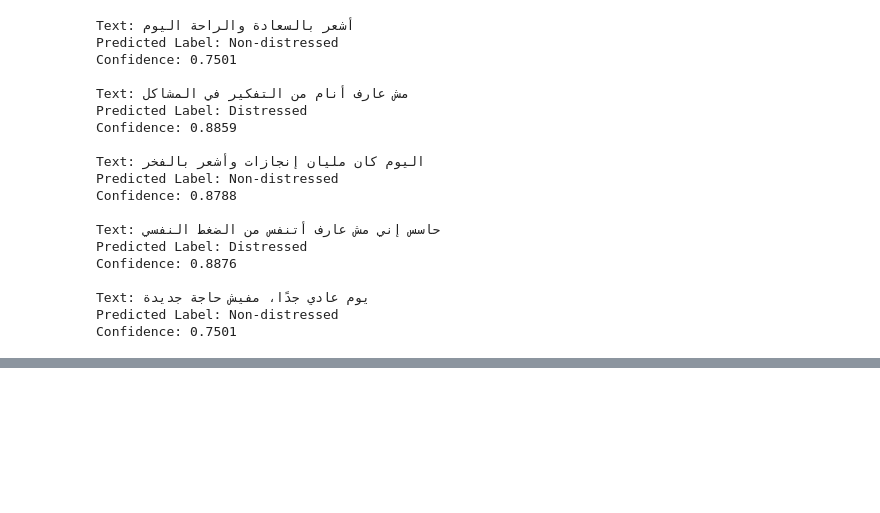
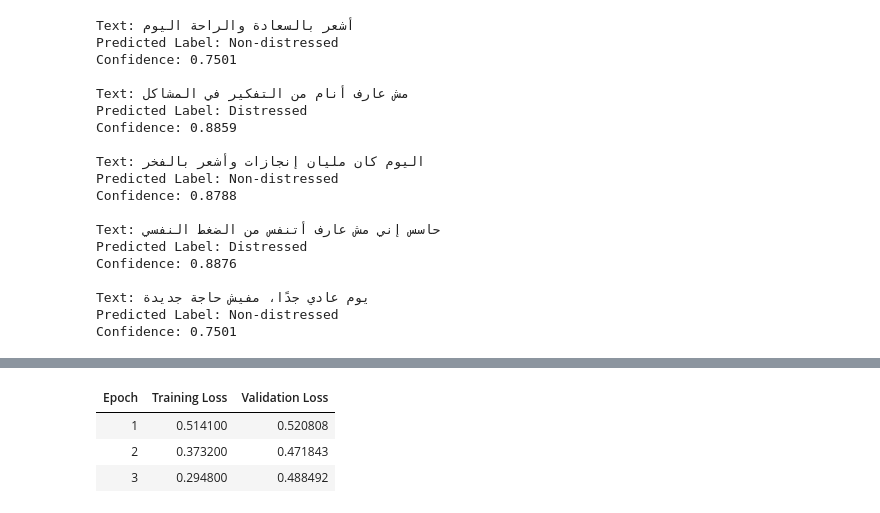
Before and after one commit to BASSAT-BASSAT/Mental_Health_SA_ARABIC, a Jupyter notebook: sentiment-analysis-mentalhealth.ipynb, the cells around one changed output, grey strips where cells are left out. Cells and saved outputs as stored; diff of their text form; code cells hidden in the pictures; blank space fills up the shorter version.

Commit message:
Kaggle Notebook | Sentiment_Analysis_MentalHealth | Version 3

```diff
--- a/sentiment-analysis-mentalhealth.ipynb
+++ b/sentiment-analysis-mentalhealth.ipynb
@@ -501,0 +506,5 @@ Confidence: 0.7501
+# %%
+import pandas as pd
+df=pd.read_csv("/kaggle/input/sentiment-analysis-for-mental-health/Combined Data.csv")
+df.info()
+df['status'].value_counts()
@@ -501,0 +631,8 @@ Confidence: 0.7501
+# %%
+from transformers import BertForSequenceClassification
+
+# Load the BERT model
+model = BertForSequenceClassification.from_pretrained(
+    'bert-base-uncased',
+    num_labels=len(label_map)  # Number of classes
+)
@@ -501,0 +642,69 @@ Confidence: 0.7501
+# %%
+from transformers import Trainer, TrainingArguments
+from sklearn.utils.class_weight import compute_class_weight
+import numpy as np
+import torch
+from torch import nn
+
+# Define training arguments
+training_args = TrainingArguments(
+    output_dir='./results',          # Output directory
+    eval_strategy="epoch",           # Evaluate every epoch
+    learning_rate=2e-5,              # Learning rate
+    per_device_train_batch_size=16,  # Batch size for training
+    per_device_eval_batch_size=16,   # Batch size for evaluation
+    num_train_epochs=3,              # Number of epochs
+    weight_decay=0.01,               # Weight decay
+    save_strategy="epoch",           # Save model every epoch
+    logging_dir='./logs',            # Directory for logs
+    logging_steps=10,                # Log every 10 steps
+    report_to="none",                # Disable wandb and other logging integrations
+    disable_tqdm=False,              # Ensure tqdm progress bars are enabled (default)
+    fp16=True,                       # Enable mixed precision training (optional)
+)
+
+# Compute class weights
+class_weights = compute_class_weight(
+    'balanced',
+    classes=np.unique(train_df['label']),
+    y=train_df['label']
+)
+class_weights = torch.tensor(class_weights, dtype=torch.float32)
+
+# Custom Trainer with weighted loss
+class WeightedTrainer(Trainer):
+    def compute_loss(self, model, inputs, return_outputs=False, **kwargs):
+        # Get the device of the model
+        if isinstance(model, torch.nn.DataParallel):
+            device = model.module.device  # Access the underlying model's device
+        else:
+            device = model.device  # Single-GPU case
+
+        # Move inputs to the correct device
+        inputs = {k: v.to(device) for k, v in inputs.items()}
+
+        # Move class weights to the correct device
+        class_weights_device = class_weights.to(device)
+
+        # Get labels and outputs
+        labels = inputs.get("labels")
+        outputs = model(**inputs)
+        logits = outputs.get('logits')
+
+        # Compute loss with class weights
+        loss_fct = nn.CrossEntropyLoss(weight=class_weights_device)
+        loss = loss_fct(logits.view(-1, self.model.config.num_labels), labels.view(-1))
+
+        return (loss, outputs) if return_outputs else loss
+
+# Initialize the Trainer
+trainer = WeightedTrainer(
+    model=model,
+    args=training_args,
+    train_dataset=train_dataset,
+    eval_dataset=val_dataset,
+)
+
+# Train the model with tqdm progress bars
+trainer.train()
+# %% [output]
@@ -501,0 +712,4 @@ Confidence: 0.7501
+| Epoch | Training Loss | Validation Loss |
+| 1 | 0.514100 | 0.520808 |
+| 2 | 0.373200 | 0.471843 |
+| 3 | 0.294800 | 0.488492 |
```
Also changed, not shown: parts of 24 cells of this notebook.
